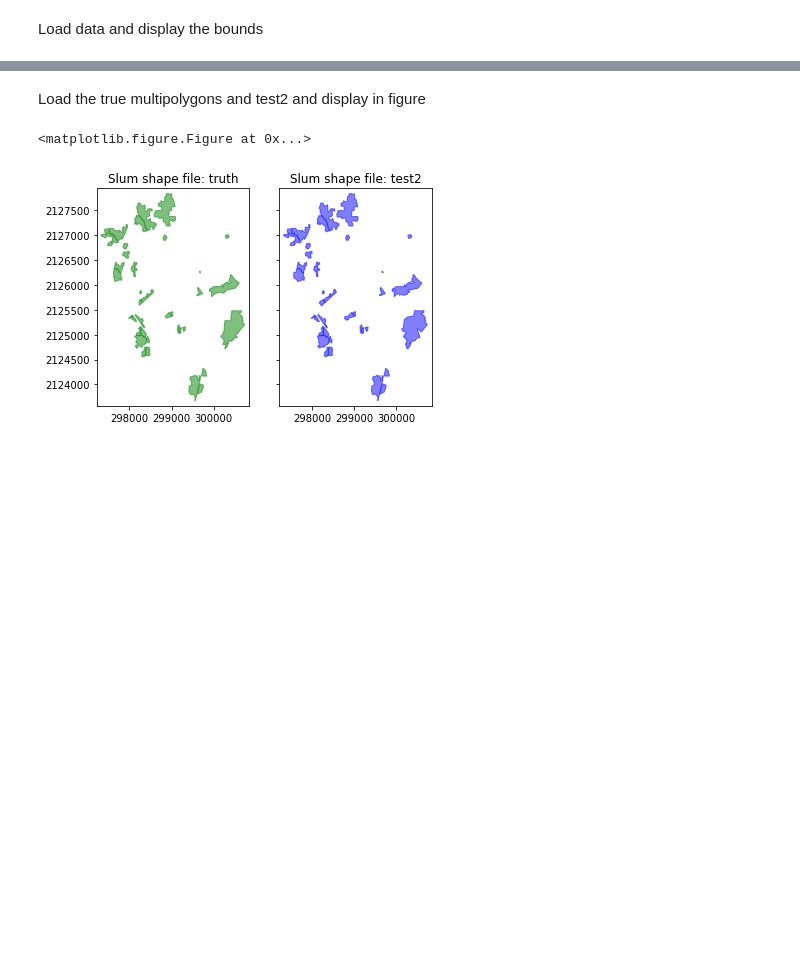
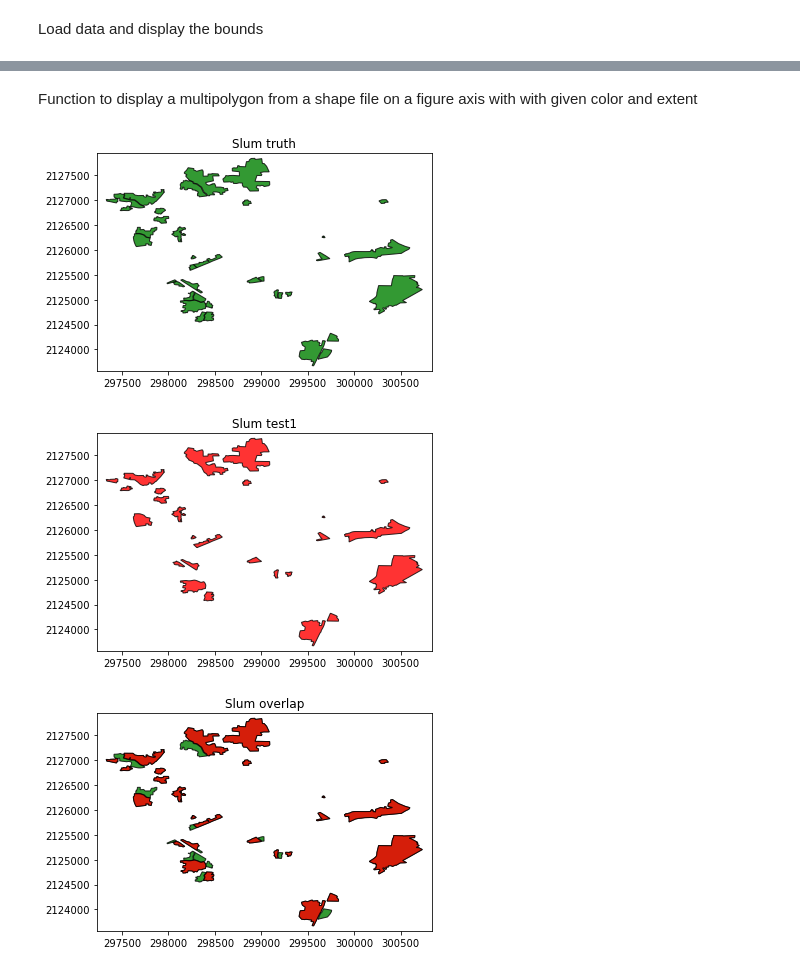
Before and after one commit to DynaSlum/satsense, a Jupyter notebook: Python/Notebooks/source_notebooks/JaccardIndexShapeFiles.ipynb, the cells around one changed output, grey strips where cells are left out. Saved outputs shown, nothing was run; the diff lists cells and outputs as text; code cells hidden in the pictures; blank space fills up the shorter version.

Commit message:
Loading and displaying shape files - using function

```diff
--- a/Python/Notebooks/source_notebooks/JaccardIndexShapeFiles.ipynb
+++ b/Python/Notebooks/source_notebooks/JaccardIndexShapeFiles.ipynb
@@ -42,9 +42,8 @@ Full test shape filename2:  /home/elena/DynaSlum/Data/Kalyan/test/slums_municipa
 Load data and display the bounds
 # %%
 fp = fiona.open(truth_slums_shape_fullfname)
-xmin, ymin, xmax, ymax = fp.bounds
-print(fp.bounds)
+bounds = fp.bounds
+xmin, ymin, xmax, ymax = bounds
 print("xmin: ", xmin, "xmax: ", xmax, "ymin: ", ymin, "ymax: ", ymax)
-offset= 100
 fp.close()
 # %% [output]
@@ -84,31 +51,41 @@ plt.show()
-# %% [markdown]
-Load the true multipolygons and test2 and display in figure
-# %%
-BLUE = '#0000FF'
-GREEN = '#008000'
-fig = plt.figure(1, figsize=(50, 50), dpi=120)
-_, (ax1, ax2) = plt.subplots(1, 2, sharey=True)
-
-with ficol(truth_slums_shape_fullfname, "r") as input:
-    for f in input:
-        ax1.add_patch(
-            PolygonPatch(
-                f['geometry'], fc=GREEN, ec=GREEN, alpha=0.5 ))
-ax1.set_xlim(xmin - offset, xmax + offset)
-ax1.set_ylim(ymin - offset, ymax + offset)
-ax1.set_title('Slum shape file: truth')
-
-with ficol(test_slums_shape_fullfname2, "r") as input:
-    for g in input:
-        ax2.add_patch(
-            PolygonPatch(
-                g['geometry'], fc=BLUE, ec=BLUE, alpha=0.5 ))
-
-ax2.set_xlim(xmin - offset, xmax + offset)
-ax2.set_ylim(ymin - offset, ymax + offset)
-
-ax2.set_title('Slum shape file: test2')
-plt.show()
-# %% [output]
-<matplotlib.figure.Figure at 0x...>
-[figure, removed]
+# %% [markdown]
+Function to display a multipolygon from a shape file on a figure axis with with given color and extent
+# %%
+def show_multipolygon(filename, axis, extent, offset, color, alpha, title):
+    xmin, ymin, xmax, ymax = extent
+
+    with ficol(filename, "r") as input:
+        for f in input:
+            axis.add_patch(
+            PolygonPatch(
+                f['geometry'], fc=color, alpha=alpha ))
+    axis.set_xlim(xmin - offset, xmax + offset)
+    axis.set_ylim(ymin - offset, ymax + offset)
+    axis.set_title(title)
+
+    return axis
+
+RED = '#FF0000'
+GREEN = '#008000'
+#BLUE = '#0000FF'
+#GOLD = '#FFD700'
+MAGENTA = '#FF00FF'
+offset = 100
+alpha = 0.8
+alpha_over = 0.5
+
+#fig = plt.figure()
+#_, (( ax1, ax2, ax3), (ax4, ax5, ax6)) = plt.subplots(2, 3, sharex = True, sharey=True)
+_, ax1 = plt.subplots()
+_, ax2 = plt.subplots()
+_,ax3 = plt.subplots()
+ax1 = show_multipolygon(truth_slums_shape_fullfname, ax1, bounds, 100, GREEN, alpha,'Slum truth')
+ax2 = show_multipolygon(test_slums_shape_fullfname1, ax2, bounds, 100, RED, alpha,'Slum test1')
+ax3 = show_multipolygon(truth_slums_shape_fullfname, ax3, bounds, 100, GREEN, alpha,'')
+ax3 = show_multipolygon(test_slums_shape_fullfname1, ax3, bounds, 100, RED, alpha, 'Slum overlap')
+
+plt.show();
+# %% [output]
+[figure, added]
+[figure, added]
+[figure, added]
```
Also changed, not shown: parts of 4 cells of this notebook.
